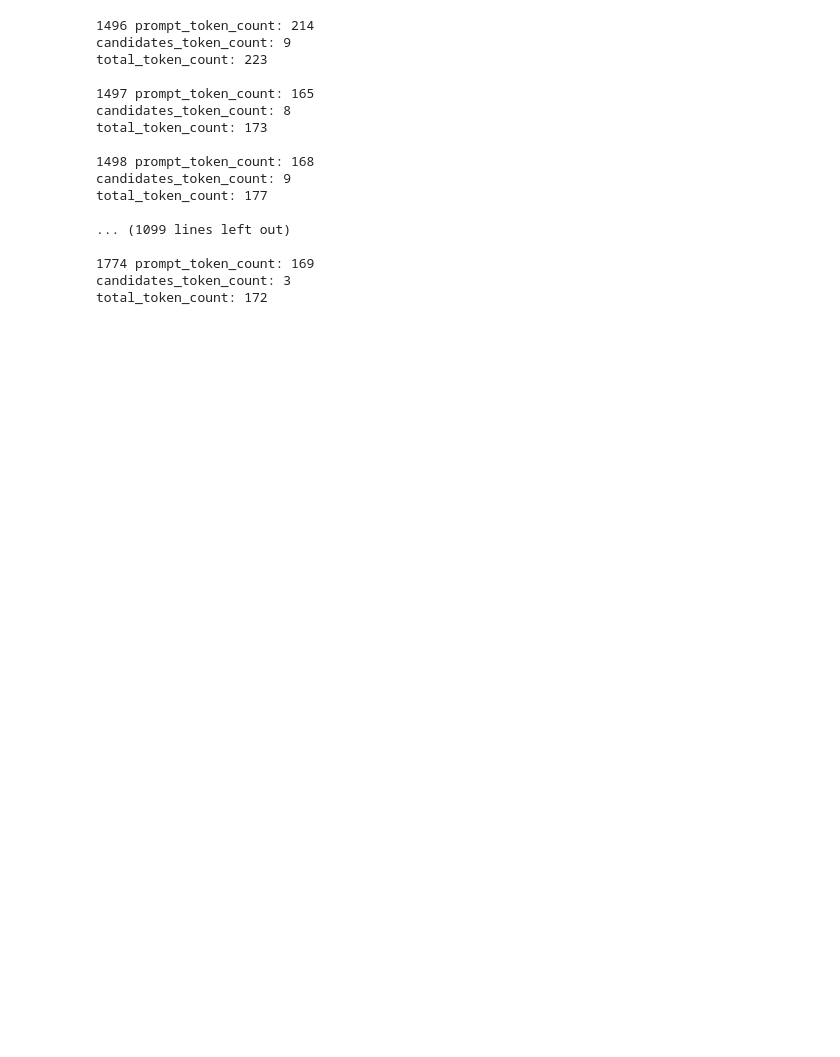
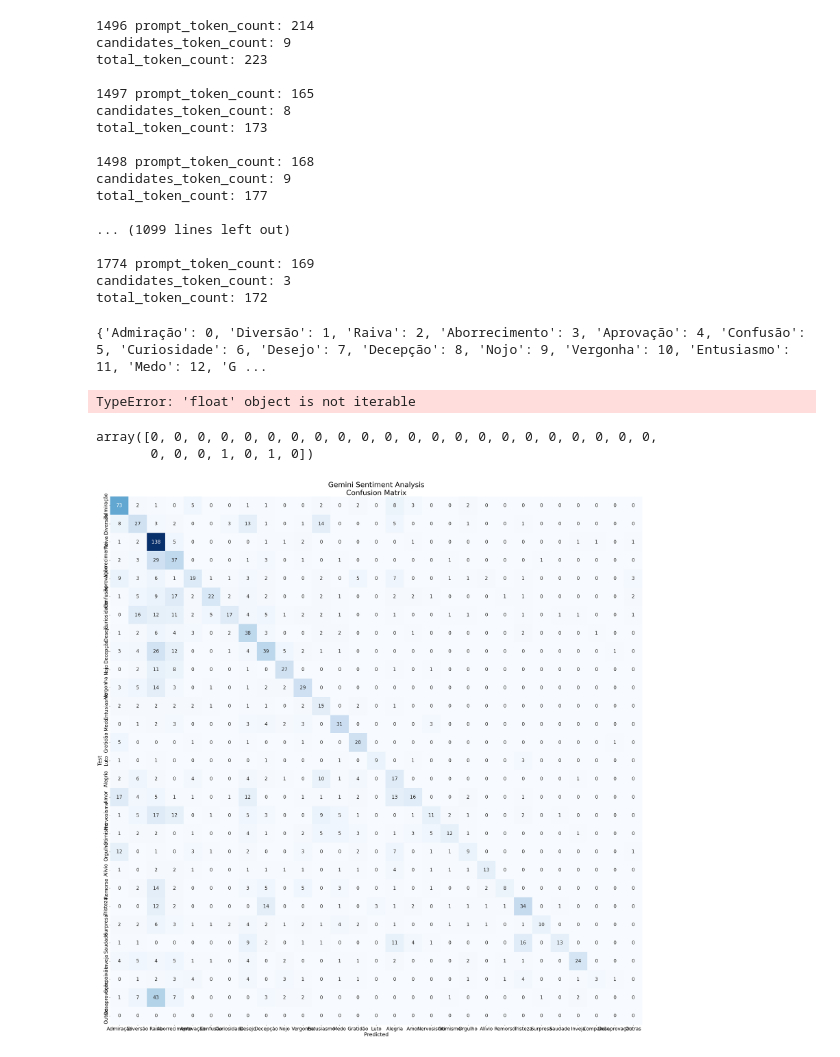
Before and after one commit to marciobda/PortugueseEmotionRecognitionWeakSupervisionReplication, a Jupyter notebook: Gemini/no_mask_gemini.ipynb, the cells around one changed output. Cells and saved outputs as stored; diff of their text form; code cells hidden in the pictures; blank space fills up the shorter version.

Commit message:
feat: Add current models emotion analysis

```diff
--- a/Gemini/no_mask_gemini.ipynb
+++ b/Gemini/no_mask_gemini.ipynb
@@ -31,6 +31,6 @@ model = genai.GenerativeModel('models/gemini-1.5-flash')
 # %%
 tweet = "Eu ainda estou me recuperando/digerindo o que aconteceu segunda! Eu já entendi, já aceitei, mas minha mente se recusa a ficar “de boa“ pq fugiu mt dos meus planos! Como diz o meme: pobre não tem 1 dia de paz!"
 # %%
-df_test = pd.read_csv('./df_test_with_response.csv', sep='\t', quoting=3 , engine='python')
+df = pd.read_csv('./gemini_emotion_analysis.csv', sep='\t', quoting=3 , engine='python')
 # %%
 # model.count_tokens(prompt)
@@ -73,0 +77,52 @@ total_token_count: 172
+# %%
+df['predicted'] = ''
+emotions_to_idx = {emotion: idx for idx, emotion in enumerate(emotions)}
+
+print(emotions_to_idx)
+
+for idx, row in df.iterrows():
+
+    words = row['response_text'].split(', ')
+    predicted = []
+
+    for word in words:
+        if word in emotions:
+            predicted.append(emotions_to_idx[word])
+        else:
+            predicted.append(28)
+
+    df.at[idx, 'predicted'] = predicted
+
+# print(df['response_text'], df['predicted'])
+# %% [output]
+{'Admiração': 0, 'Diversão': 1, 'Raiva': 2, 'Aborrecimento': 3, 'Aprovação': 4, 'Confusão': 5, 'Curiosidade': 6, 'Desejo': 7, 'Decepção': 8, 'Nojo': 9, 'Vergonha': 10, 'Entusiasmo': 11, 'Medo': 12, 'G ...
+# %%
+df['categoria'] = df['categoria'].str.split(',').apply(lambda x: [int(i) for i in x])
+df[['predicted', 'categoria']]
+# %% [output]
+TypeError: 'float' object is not iterable
+# %%
+mlb = MultiLabelBinarizer(classes=range(29))
+
+categoria_bin = mlb.fit_transform(df['categoria'])
+predicted_bin = mlb.transform(df['predicted'])
+# %%
+categoria_bin[1]
+# %% [output]
+array([0, 0, 0, 0, 0, 0, 0, 0, 0, 0, 0, 0, 0, 0, 0, 0, 0, 0, 0, 0, 0, 0,
+       0, 0, 0, 1, 0, 1, 0])
+# %%
+import matplotlib.pyplot as plt
+import seaborn as sns
+
+fig, ax =plt.subplots(figsize=(40,40))
+labels=emotions
+ax=sns.heatmap(confusion_matrix(categoria_bin.argmax(axis=1), predicted_bin.argmax(axis=1)), annot=True, cmap="Blues", fmt='g', cbar=False, annot_kws={"size":20})
+plt.title('Gemini Sentiment Analysis\nConfusion Matrix', fontsize=30)
+ax.xaxis.set_ticklabels(labels, fontsize=20)
+ax.yaxis.set_ticklabels(labels, fontsize=20)
+ax.set_ylabel('Test', fontsize=22)
+ax.set_xlabel('Predicted', fontsize=22)
+plt.show()
+# %% [output]
+[figure, added]
```
Also changed, not shown: parts of 6 cells of this notebook, 3 other files.
